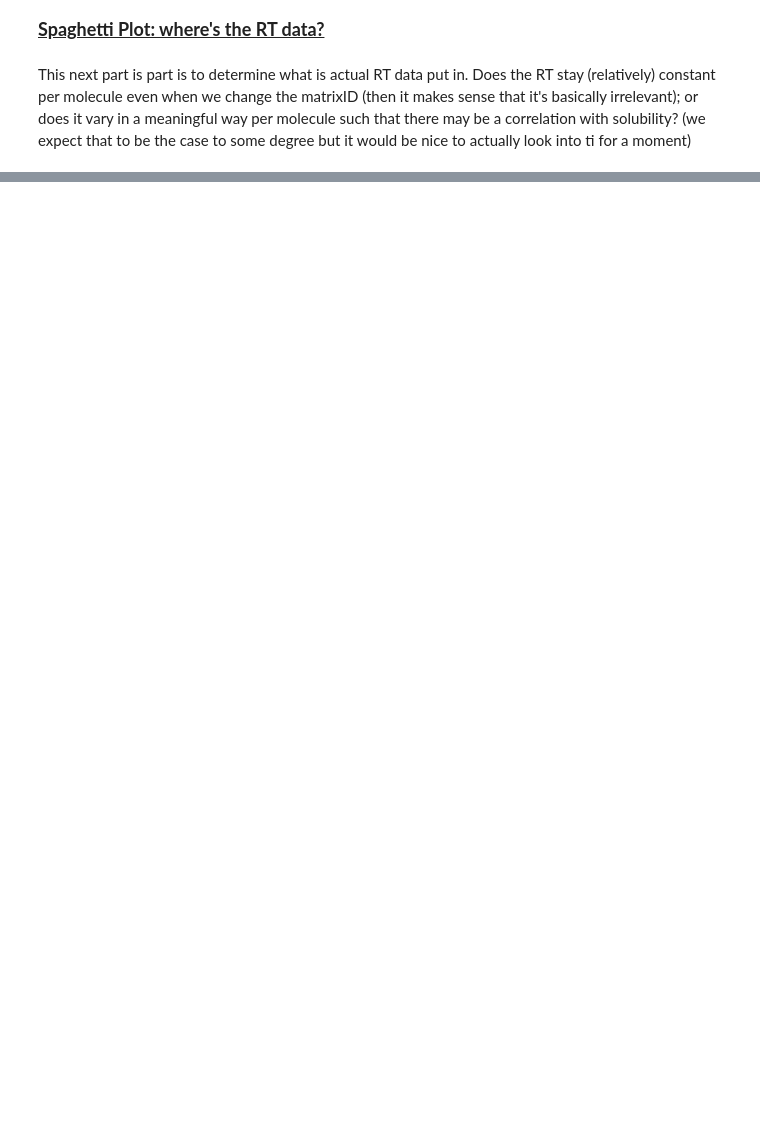
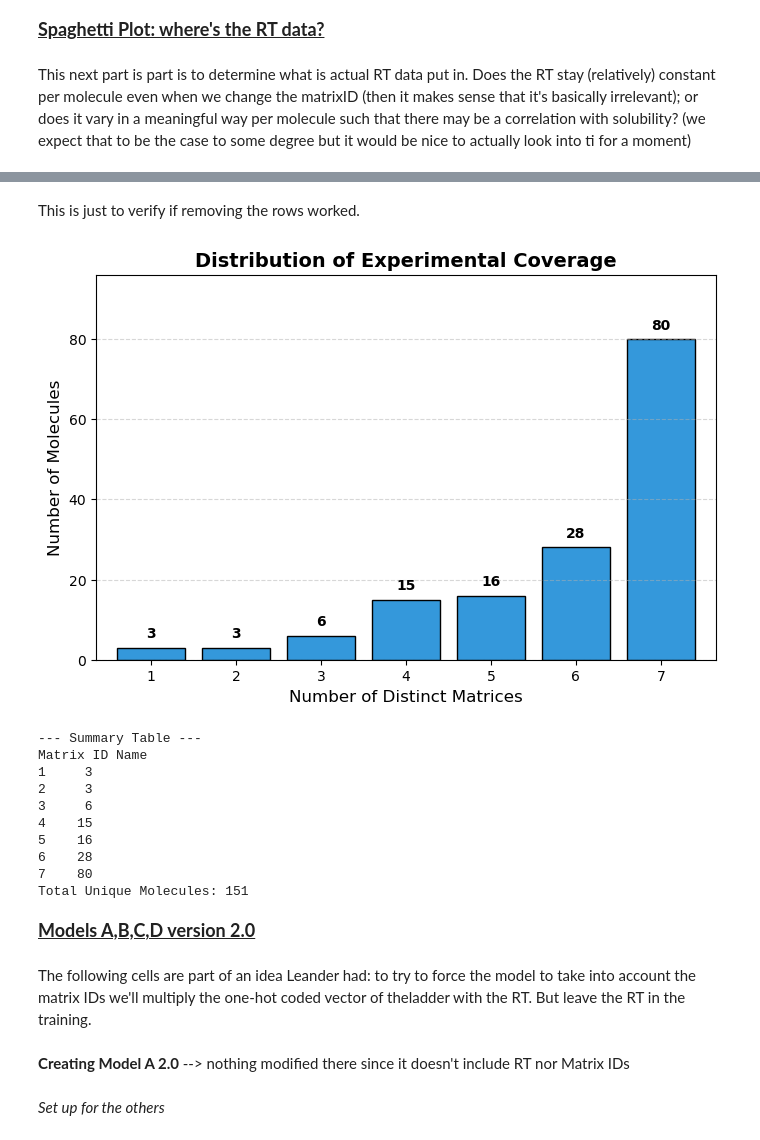
Before and after one commit to swisscatplus/solubility_prediction_nmr, a Jupyter notebook: src/dev/rt_prediction.ipynb, the cells around one changed output, grey strips where cells are left out. Drawn from its saved outputs; the diff is of its cells as text; code cells hidden in the pictures; blank space fills up the shorter version.

```diff
--- a/src/dev/rt_prediction.ipynb
+++ b/src/dev/rt_prediction.ipynb
@@ -1717,0 +1796,46 @@ print(f" Average RT deviation for the same molecule across matrices: {rt_varianc
+# %% [markdown]
+This is just to verify if removing the rows worked.
+# %%
+# 1. Calculate how many matrices each molecule has
+matrix_counts = df_desc.groupby('SMILES')['Matrix ID Name'].nunique()
+
+# 2. Get the distribution (How many molecules for each count?)
+dist = matrix_counts.value_counts().sort_index()
+
+# 3. Plotting
+plt.figure(figsize=(8, 5))
+ax = dist.plot(kind='bar', color='#3498db', edgecolor='black', width=0.8)
+
+# Add the counts on top of each bar
+for p in ax.patches:
+    ax.annotate(str(int(p.get_height())), (p.get_x() + p.get_width() / 2., p.get_height()),
+                ha='center', va='center', xytext=(0, 10), textcoords='offset points', fontweight='bold')
+
+plt.title("Distribution of Experimental Coverage", fontsize=14, fontweight='bold')
+plt.xlabel("Number of Distinct Matrices", fontsize=12)
+plt.ylabel("Number of Molecules", fontsize=12)
+plt.xticks(rotation=0)
+plt.ylim(0, dist.max() * 1.2) # Make room for the labels
+plt.grid(axis='y', linestyle='--', alpha=0.5)
+plt.show()
+
+# 4. The raw numbers for your notes/TA
+print("--- Summary Table ---")
+print(dist.to_string())
+print(f"Total Unique Molecules: {len(matrix_counts)}")
+# %% [output]
+[figure, added]
+--- Summary Table ---
+Matrix ID Name
+1     3
+2     3
+3     6
+4    15
+5    16
+6    28
+7    80
+Total Unique Molecules: 151
+# %% [markdown]
+**<u><span style="font-size:18px">Models A,B,C,D version 2.0</span><u>**
+# %% [markdown]
+The following cells are part of an idea Leander had: to try to force the model to take into account the matrix IDs we'll multiply the one-hot coded vector of theladder with the RT. But leave the RT in the training.
@@ -1717,0 +1858,4 @@ print(f" Average RT deviation for the same molecule across matrices: {rt_varianc
+# %% [markdown]
+**Creating Model A 2.0** --> nothing modified there since it doesn't include RT nor Matrix IDs
+# %% [markdown]
+*Set up for the others*
```
Also changed, not shown: parts of 17 cells of this notebook, 3 other files.
